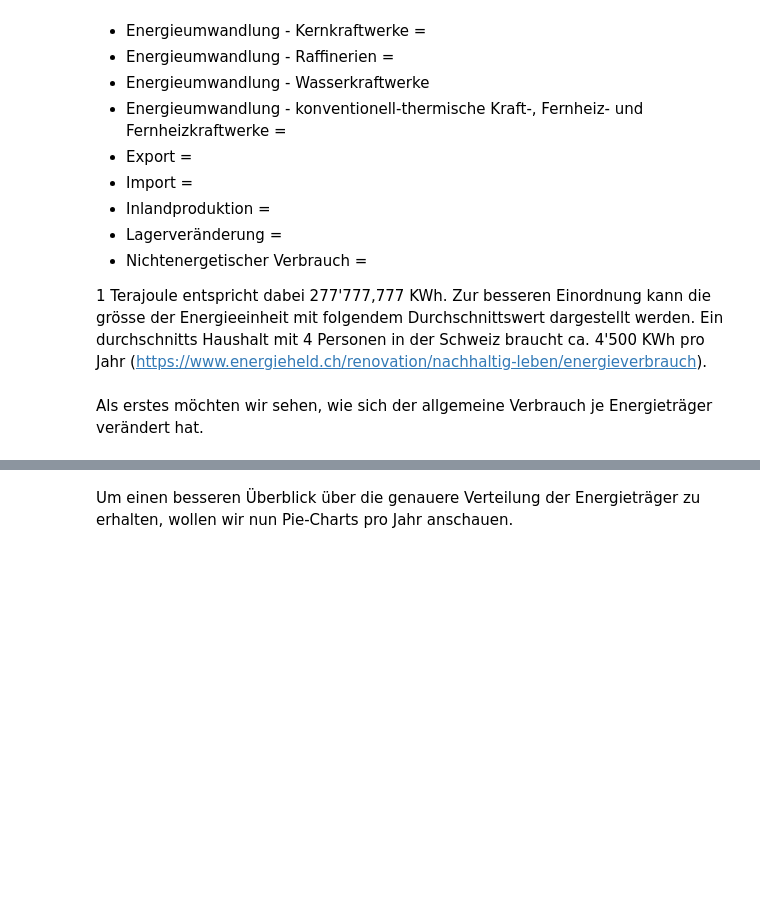
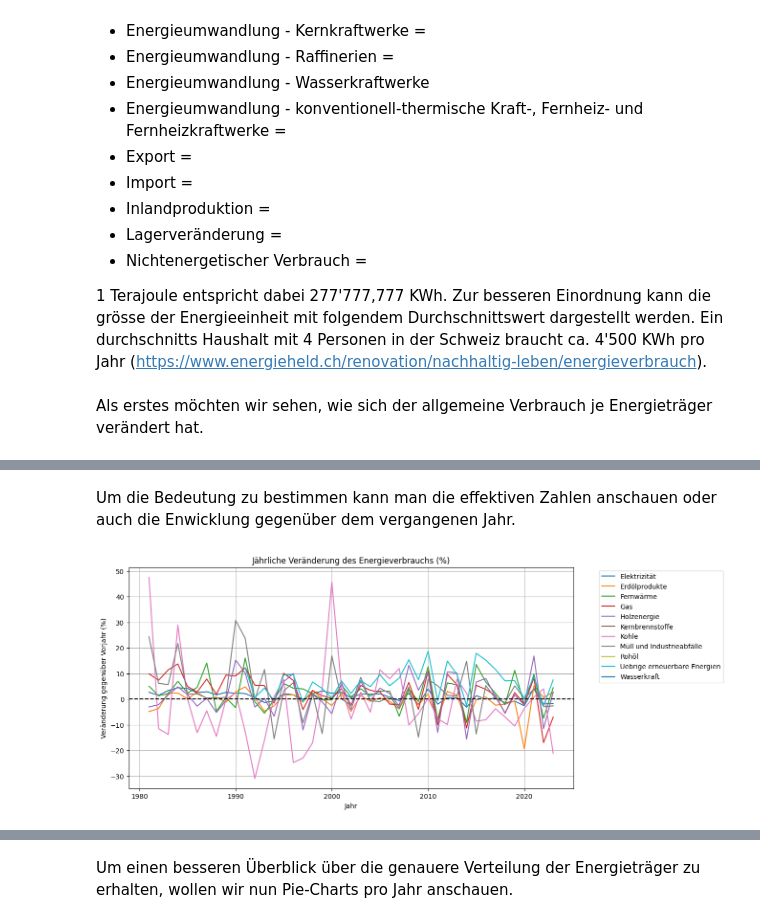
Before and after one commit to Lossophy/BINA-Projekt, a Jupyter notebook: Adrian.ipynb, the cells around one changed output, grey strips where cells are left out. Drawn from its saved outputs; the diff is of its cells as text; code cells hidden in the pictures; blank space fills up the shorter version.

```diff
--- a/Adrian.ipynb
+++ b/Adrian.ipynb
@@ -96,0 +104,20 @@ plt.show()
+# %% [markdown]
+Um die Bedeutung zu bestimmen kann man die effektiven Zahlen anschauen oder auch die Enwicklung gegenüber dem vergangenen Jahr.
+# %%
+# Veränderung vom Verbrauch über die Jahre
+df_pct_change = df_pivot.pct_change() * 100
+
+
+plt.figure(figsize=(12, 6))
+for column in df_pct_change.columns:
+    plt.plot(df_pct_change.index[1:], df_pct_change[column][1:], label=column) #Start vom zweiten Jahr
+
+plt.xlabel('Jahr')
+plt.ylabel('Veränderung gegenüber Vorjahr (%)')
+plt.title('Jährliche Veränderung des Energieverbrauchs (%)')
+plt.legend(bbox_to_anchor=(1.05, 1), loc='upper left')
+plt.grid()
+plt.axhline(y=0, color='black', linestyle='--')
+plt.show()
+# %% [output]
+[figure, added]
```
Also changed, not shown: parts of 8 cells of this notebook.
